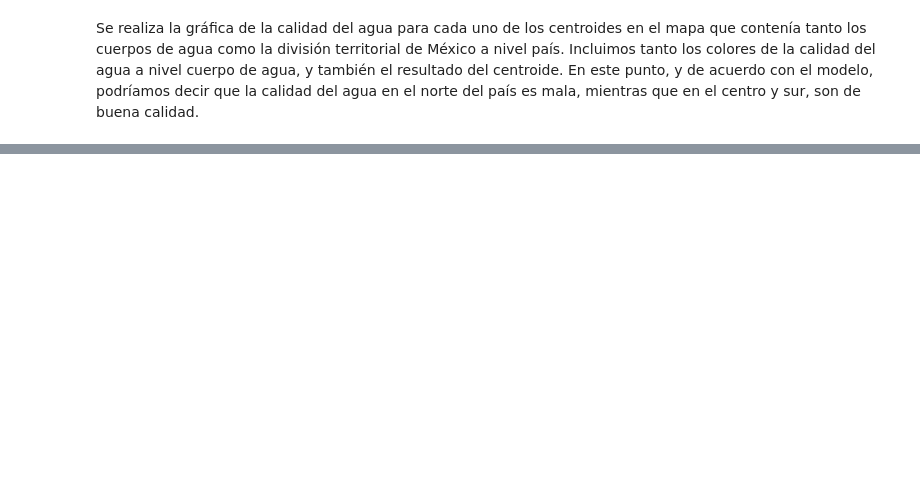
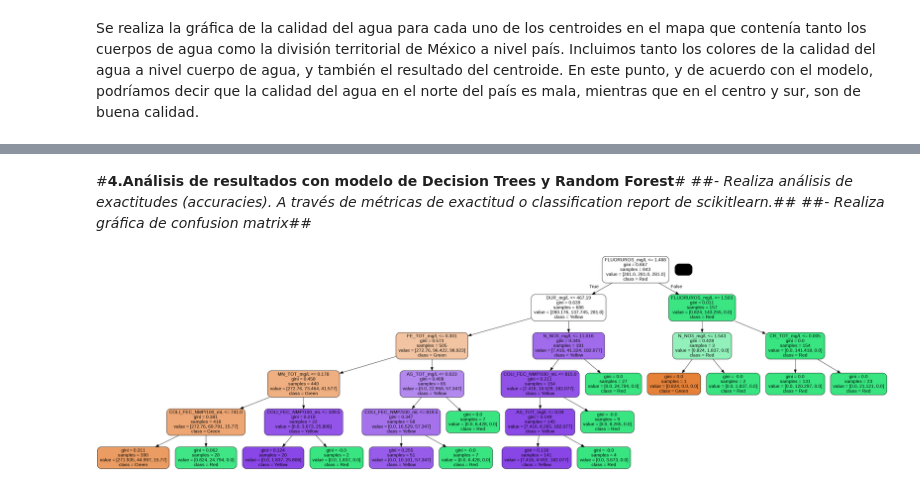
Before and after one commit to PosgradoMNA/actividades-del-projecto-equipo-9, a Jupyter notebook: Reto.ipynb, the cells around one changed output, grey strips where cells are left out. Saved outputs shown, nothing was run; the diff lists cells and outputs as text; code cells hidden in the pictures; blank space fills up the shorter version.

```diff
--- a/Reto.ipynb
+++ b/Reto.ipynb
@@ -624,0 +668,3 @@ Finalmente, podemos determinar que si bien la gráfica de codos es una guía par
+# %%
+X = df.drop(columns=['Coordinates','SEMAFORO'])
+y = df['SEMAFORO']
@@ -624,0 +686,7 @@ Finalmente, podemos determinar que si bien la gráfica de codos es una guía par
+# %%
+from sklearn import preprocessing
+
+y = y.map({"green": 0, "red": 1, "yellow": 2})
+lbe = preprocessing.LabelEncoder()
+y = lbe.fit_transform(y)
+np.unique(y)
@@ -624,0 +711,5 @@ Finalmente, podemos determinar que si bien la gráfica de codos es una guía par
+# %%
+x_train, x_test, y_train, y_test = train_test_split(X, y, test_size=0.2, stratify= y)
+
+unique, counts = np.unique(y_train, return_counts=True)
+print(np.asarray((unique, counts)).T)
@@ -624,0 +729,25 @@ Finalmente, podemos determinar que si bien la gráfica de codos es una guía par
+# %% [markdown]
+#**4.Análisis de resultados con modelo de Decision Trees y Random Forest**#
+##*- Realiza análisis de exactitudes (accuracies). A través de métricas de exactitud o classification report de scikitlearn.*##
+##*- Realiza gráfica de confusion matrix*##
+# %%
+from sklearn.datasets import load_iris
+from sklearn import tree
+from sklearn.tree import export_graphviz
+
+dtc = tree.DecisionTreeClassifier(max_depth=5, class_weight='balanced')
+dtc = dtc.fit(x_train, y_train)
+arbol= export_graphviz (dtc,
+                        out_file = None,
+                        feature_names= x_train.columns,
+                        class_names = ['Green','Red','Yellow'],
+                        rounded = True,
+                        filled = True)
+import pydotplus
+from IPython.display import Image
+
+graph = pydotplus.graph_from_dot_data(arbol)
+graph.write_png('dtc.png')
+Image(filename = 'dtc.png')
+# %% [output]
+[figure, added]
```
Also changed, not shown: parts of 28 cells of this notebook.
